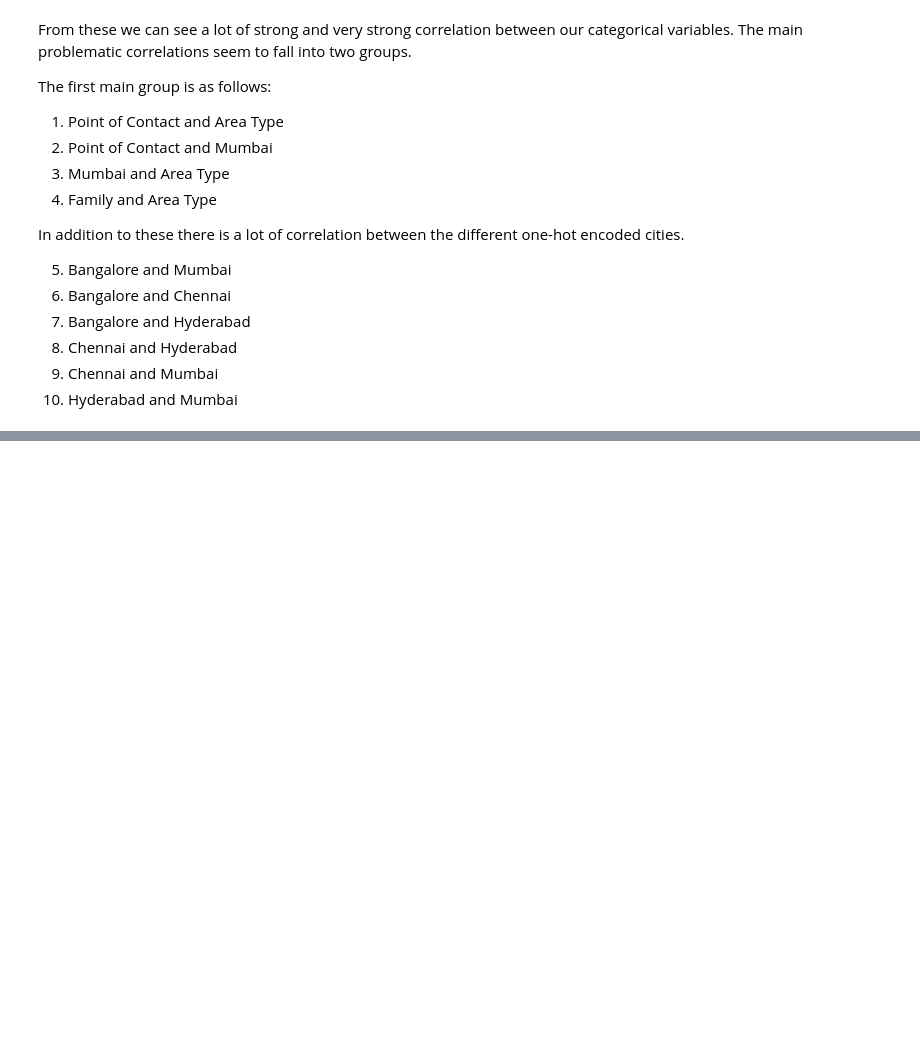
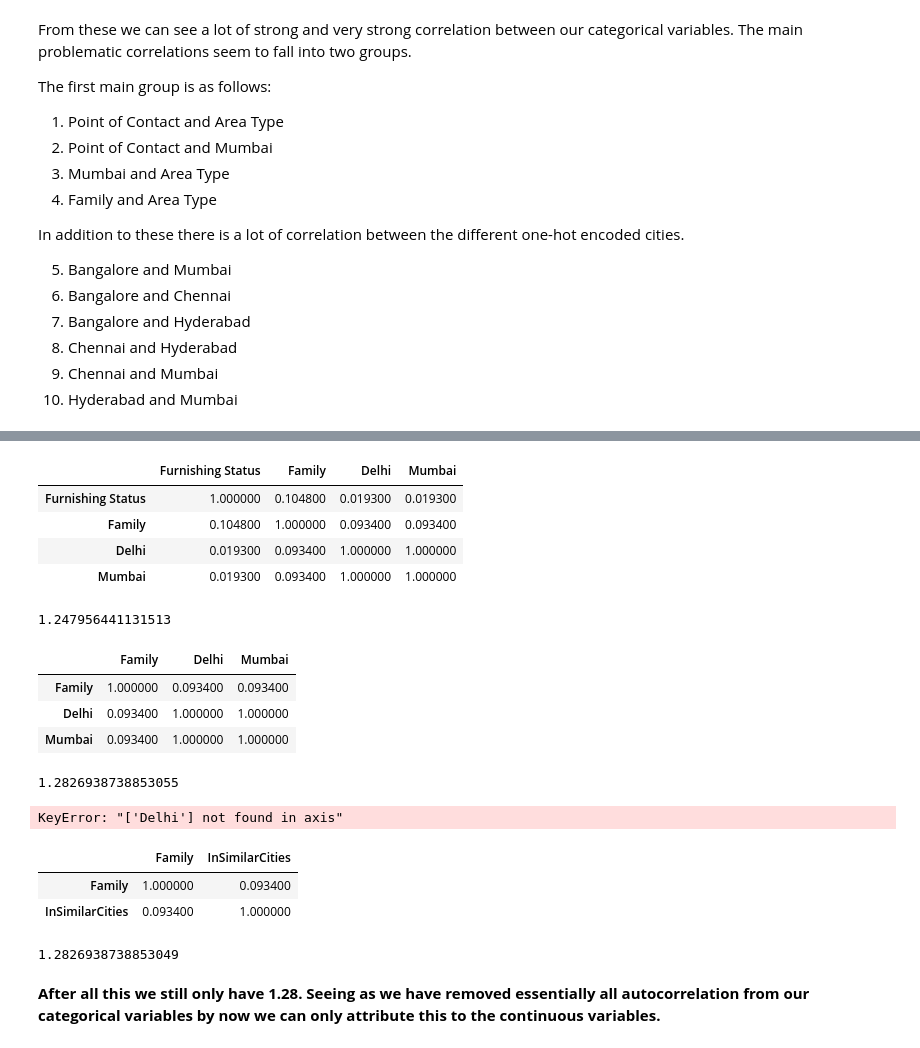
Before and after one commit to Rainmaker519/Housing_Price_Prediction, a Jupyter notebook: building_model_for_deploy_test.ipynb, the cells around one changed output, grey strips where cells are left out. Cells and saved outputs as stored; diff of their text form; code cells hidden in the pictures; blank space fills up the shorter version.

```diff
--- a/building_model_for_deploy_test.ipynb
+++ b/building_model_for_deploy_test.ipynb
@@ -1837,0 +1909,19 @@ In addition to these there is a lot of correlation between the different one-hot
+# %%
+data = data.drop("Point of Contact",axis=1)
+
+cat_vars = ["Furnishing Status","Family","Delhi","Mumbai"]
+# %%
+result = getCatCorrelation(data)
+corr_strength = catCorrMatrix(result)
+display(corr_strength.style.apply(highlightS,color="green"))
+# %% [output]
+|  | Furnishing Status | Family | Delhi | Mumbai |
+| Furnishing Status | 1.000000 | 0.104800 | 0.019300 | 0.019300 |
+| Family | 0.104800 | 1.000000 | 0.093400 | 0.093400 |
+| Delhi | 0.019300 | 0.093400 | 1.000000 | 1.000000 |
+| Mumbai | 0.019300 | 0.093400 | 1.000000 | 1.000000 |
+# %%
+resids = get_residuals(data,LinearRegression(),False)
+durbin_watson(resids)
+# %% [output]
+1.247956441131513
@@ -1837,0 +1932,14 @@ In addition to these there is a lot of correlation between the different one-hot
+# %%
+result = getCatCorrelation(data)
+corr_strength = catCorrMatrix(result)
+display(corr_strength.style.apply(highlightS,color="green"))
+# %% [output]
+|  | Family | Delhi | Mumbai |
+| Family | 1.000000 | 0.093400 | 0.093400 |
+| Delhi | 0.093400 | 1.000000 | 1.000000 |
+| Mumbai | 0.093400 | 1.000000 | 1.000000 |
+# %%
+resids = get_residuals(data,LinearRegression(),False)
+durbin_watson(resids)
+# %% [output]
+1.2826938738853055
@@ -1837,0 +1948,4 @@ In addition to these there is a lot of correlation between the different one-hot
+# %%
+data = data.drop("Delhi",axis=1)
+# %% [output]
+KeyError: "['Delhi'] not found in axis"
@@ -1837,0 +1954,15 @@ In addition to these there is a lot of correlation between the different one-hot
+# %%
+result = getCatCorrelation(data)
+corr_strength = catCorrMatrix(result)
+display(corr_strength.style.apply(highlightS,color="green"))
+# %% [output]
+|  | Family | InSimilarCities |
+| Family | 1.000000 | 0.093400 |
+| InSimilarCities | 0.093400 | 1.000000 |
+# %%
+resids = get_residuals(data,LinearRegression(),False)
+durbin_watson(resids)
+# %% [output]
+1.2826938738853049
+# %% [markdown]
+**After all this we still only have 1.28. Seeing as we have removed essentially all autocorrelation from our categorical variables by now we can only attribute this to the continuous variables.**
```
Also changed, not shown: parts of 22 cells of this notebook.
